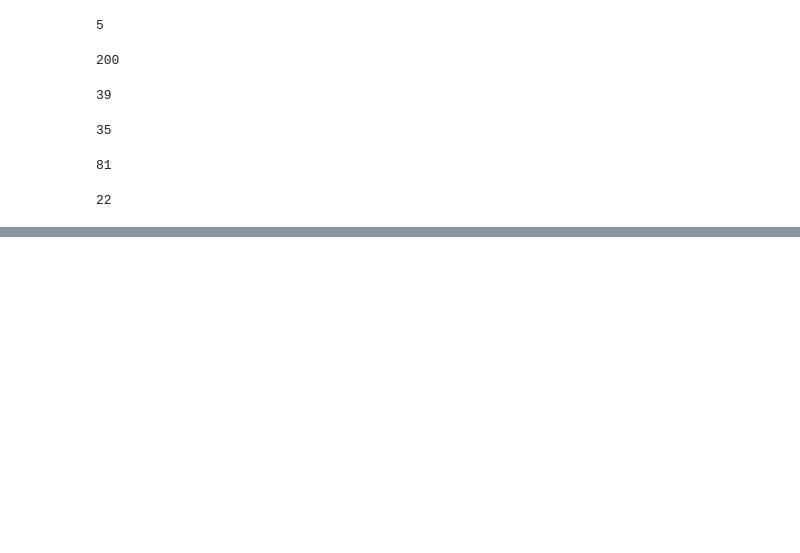
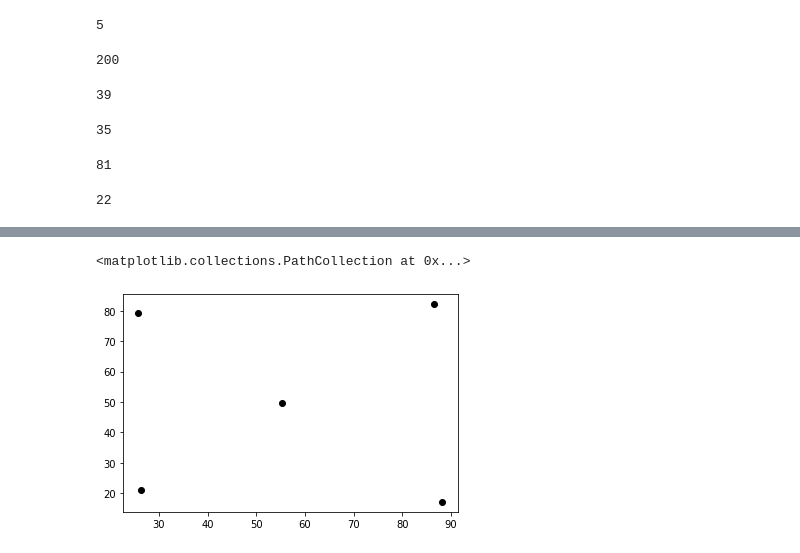
Before and after one commit to curiosaurus/ML-SKILL, a Jupyter notebook: Kmeansclusturing.ipynb, the cells around one changed output, grey strips where cells are left out. Saved outputs shown, nothing was run; the diff lists cells and outputs as text; code cells hidden in the pictures; blank space fills up the shorter version.

```diff
--- a/Kmeansclusturing.ipynb
+++ b/Kmeansclusturing.ipynb
@@ -131,0 +141,5 @@ plt.scatter(X.iloc[:,0],X.iloc[:,1], marker= '.',c=labels)
+# %%
+plt.scatter(km.cluster_centers_[:,0],km.cluster_centers_[:,1],color='black')
+# %% [output]
+<matplotlib.collections.PathCollection at 0x...>
+[figure, added]
```
Also changed, not shown: parts of 4 cells of this notebook.
